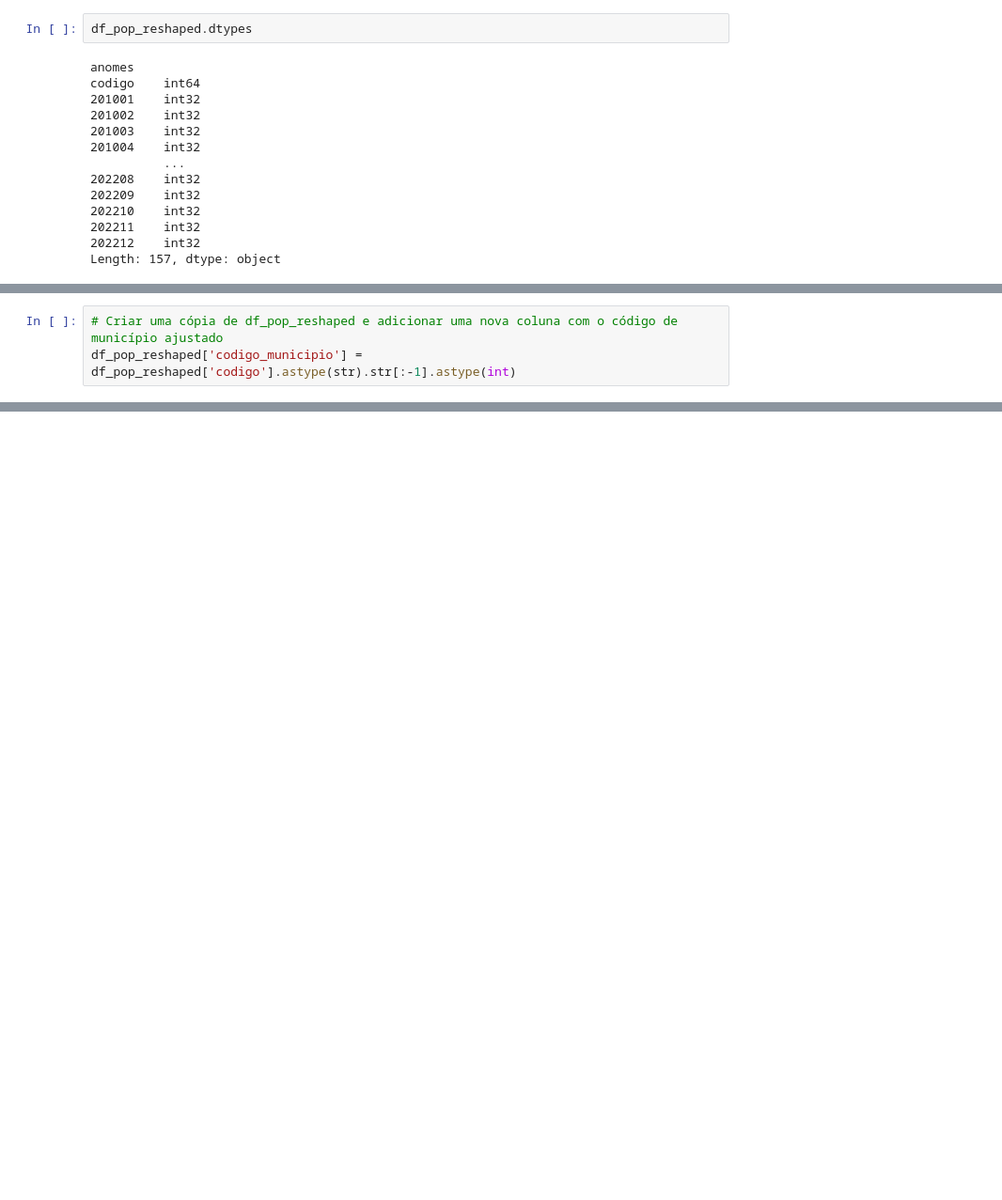
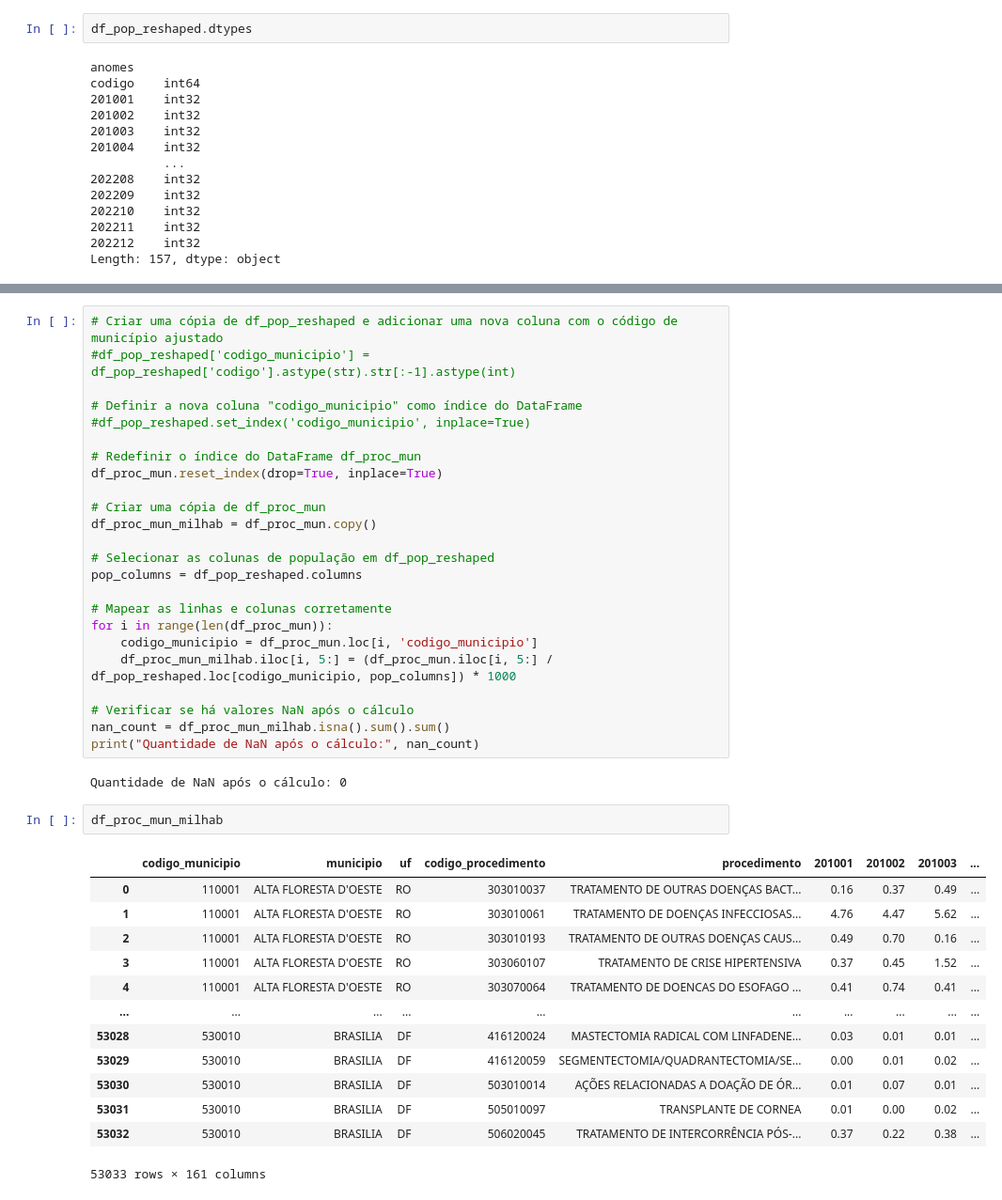
Before and after one commit to TFM-NUCLIO/iris_ai, a Jupyter notebook: tratamento_dados_dfpo1_sia_sih_.ipynb, the cells around one changed output, grey strips where cells are left out. Shown at 94% size. Saved outputs shown, nothing was run; the diff lists cells and outputs as text; blank space fills up the shorter version.

```diff
--- a/tratamento_dados_dfpo1_sia_sih_.ipynb
+++ b/tratamento_dados_dfpo1_sia_sih_.ipynb
@@ -786,3 +743,0 @@ Name: codigo, Length: 5570, dtype: int32
-# %%
-# Criar uma cópia de df_pop_reshaped e adicionar uma nova coluna com o código de município ajustado
-df_pop_reshaped['codigo_municipio'] = df_pop_reshaped['codigo'].astype(str).str[:-1].astype(int)
@@ -821,0 +760,42 @@ df_pop_reshaped
+# %%
+# Criar uma cópia de df_pop_reshaped e adicionar uma nova coluna com o código de município ajustado
+#df_pop_reshaped['codigo_municipio'] = df_pop_reshaped['codigo'].astype(str).str[:-1].astype(int)
+
+# Definir a nova coluna "codigo_municipio" como índice do DataFrame
+#df_pop_reshaped.set_index('codigo_municipio', inplace=True)
+
+# Redefinir o índice do DataFrame df_proc_mun
+df_proc_mun.reset_index(drop=True, inplace=True)
+
+# Criar uma cópia de df_proc_mun
+df_proc_mun_milhab = df_proc_mun.copy()
+
+# Selecionar as colunas de população em df_pop_reshaped
+pop_columns = df_pop_reshaped.columns
+
+# Mapear as linhas e colunas corretamente
+for i in range(len(df_proc_mun)):
+    codigo_municipio = df_proc_mun.loc[i, 'codigo_municipio']
+    df_proc_mun_milhab.iloc[i, 5:] = (df_proc_mun.iloc[i, 5:] / df_pop_reshaped.loc[codigo_municipio, pop_columns]) * 1000
+
+# Verificar se há valores NaN após o cálculo
+nan_count = df_proc_mun_milhab.isna().sum().sum()
+print("Quantidade de NaN após o cálculo:", nan_count)
+# %% [output]
+Quantidade de NaN após o cálculo: 0
+# %%
+df_proc_mun_milhab
+# %% [output]
+|  | codigo_municipio | municipio | uf | codigo_procedimento | procedimento | 201001 | 201002 | 201003 | ... |
+| 0 | 110001 | ALTA FLORESTA D'OESTE | RO | 303010037 | TRATAMENTO DE OUTRAS DOENÇAS BACT... | 0.16 | 0.37 | 0.49 | ... |
+| 1 | 110001 | ALTA FLORESTA D'OESTE | RO | 303010061 | TRATAMENTO DE DOENÇAS INFECCIOSAS... | 4.76 | 4.47 | 5.62 | ... |
+| 2 | 110001 | ALTA FLORESTA D'OESTE | RO | 303010193 | TRATAMENTO DE OUTRAS DOENÇAS CAUS... | 0.49 | 0.70 | 0.16 | ... |
+| 3 | 110001 | ALTA FLORESTA D'OESTE | RO | 303060107 | TRATAMENTO DE CRISE HIPERTENSIVA | 0.37 | 0.45 | 1.52 | ... |
+| 4 | 110001 | ALTA FLORESTA D'OESTE | RO | 303070064 | TRATAMENTO DE DOENCAS DO ESOFAGO ... | 0.41 | 0.74 | 0.41 | ... |
+| ... | ... | ... | ... | ... | ... | ... | ... | ... | ... |
+| 53028 | 530010 | BRASILIA | DF | 416120024 | MASTECTOMIA RADICAL COM LINFADENE... | 0.03 | 0.01 | 0.01 | ... |
+| 53029 | 530010 | BRASILIA | DF | 416120059 | SEGMENTECTOMIA/QUADRANTECTOMIA/SE... | 0.00 | 0.01 | 0.02 | ... |
+| 53030 | 530010 | BRASILIA | DF | 503010014 | AÇÕES RELACIONADAS A DOAÇÃO DE ÓR... | 0.01 | 0.07 | 0.01 | ... |
+| 53031 | 530010 | BRASILIA | DF | 505010097 | TRANSPLANTE DE CORNEA | 0.01 | 0.00 | 0.02 | ... |
+| 53032 | 530010 | BRASILIA | DF | 506020045 | TRATAMENTO DE INTERCORRÊNCIA PÓS-... | 0.37 | 0.22 | 0.38 | ... |
+53033 rows × 161 columns
```
Also changed, not shown: parts of 23 cells of this notebook, 9 other files.
